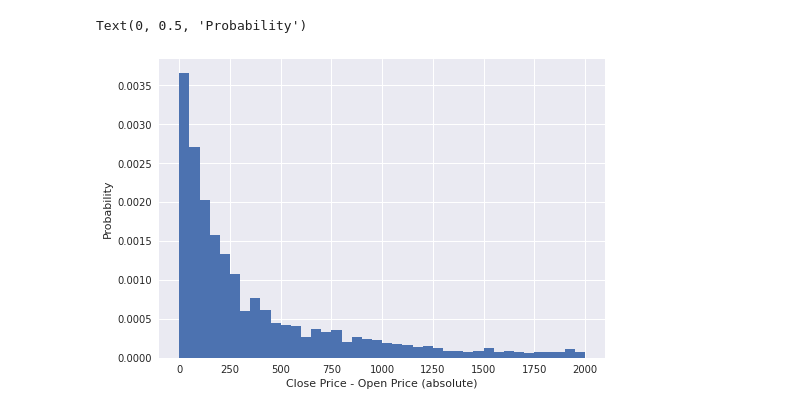
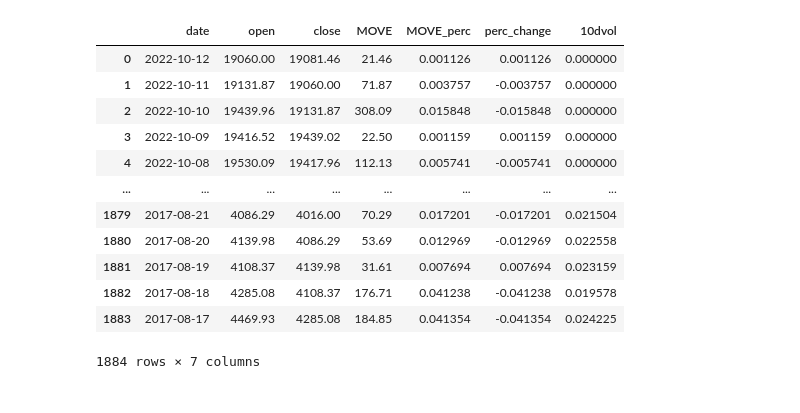
Before and after one commit to adevrent/vol_products_ftx, a Jupyter notebook: ftx_move.ipynb, the cells around one changed output. Drawn from its saved outputs; the diff is of its cells as text; code cells hidden in the pictures.

```diff
--- a/ftx_move.ipynb
+++ b/ftx_move.ipynb
@@ -78,8 +9,25 @@ See the caveats in the documentation: https://pandas.pydata.org/pandas-docs/stab
-# %%
-mpl.style.use("seaborn")
-plt.hist(df["MOVE"], bins = 40, range = (0, 2000), density = True)
-plt.xlabel("Close Price - Open Price (absolute)")
-plt.ylabel("Probability")
-# %% [output]
-Text(0, 0.5, 'Probability')
-[figure, removed]
+# %%
+df = pd.read_csv("/home/sscf/vol_products_ftx/user_data/Binance_BTCUSDT_d.csv")
+df = df.drop(columns = ["unix", "symbol", "Volume BTC", "tradecount", "high", "low", "Volume USDT"])
+df["date"] = pd.to_datetime(df["date"])
+df["MOVE"] = np.absolute(df["close"] - df["open"])  # Calculate abs value of close - open
+df["MOVE_perc"] = df["MOVE"] / df["open"]  # Calculate the percent value also.
+df["perc_change"] = (df["close"] - df["open"]) / df["open"]
+df["10dvol"] = df["perc_change"].rolling(10).std()  # Calculate rolling 10 day vol.
+df["10dvol"] = df["10dvol"].shift(periods = 1)  # Take previous day's vol.
+df["10dvol"] = df["10dvol"].fillna(0)  # Replace NaN values with 0.
+df
+# %% [output]
+|  | date | open | close | MOVE | MOVE_perc | perc_change | 10dvol |
+| 0 | 2022-10-12 | 19060.00 | 19081.46 | 21.46 | 0.001126 | 0.001126 | 0.000000 |
+| 1 | 2022-10-11 | 19131.87 | 19060.00 | 71.87 | 0.003757 | -0.003757 | 0.000000 |
+| 2 | 2022-10-10 | 19439.96 | 19131.87 | 308.09 | 0.015848 | -0.015848 | 0.000000 |
+| 3 | 2022-10-09 | 19416.52 | 19439.02 | 22.50 | 0.001159 | 0.001159 | 0.000000 |
+| 4 | 2022-10-08 | 19530.09 | 19417.96 | 112.13 | 0.005741 | -0.005741 | 0.000000 |
+| ... | ... | ... | ... | ... | ... | ... | ... |
+| 1879 | 2017-08-21 | 4086.29 | 4016.00 | 70.29 | 0.017201 | -0.017201 | 0.021504 |
+| 1880 | 2017-08-20 | 4139.98 | 4086.29 | 53.69 | 0.012969 | -0.012969 | 0.022558 |
+| 1881 | 2017-08-19 | 4108.37 | 4139.98 | 31.61 | 0.007694 | 0.007694 | 0.023159 |
+| 1882 | 2017-08-18 | 4285.08 | 4108.37 | 176.71 | 0.041238 | -0.041238 | 0.019578 |
+| 1883 | 2017-08-17 | 4469.93 | 4285.08 | 184.85 | 0.041354 | -0.041354 | 0.024225 |
+1884 rows × 7 columns
```
Also changed, not shown: parts of 16 cells of this notebook, 1 other file.
